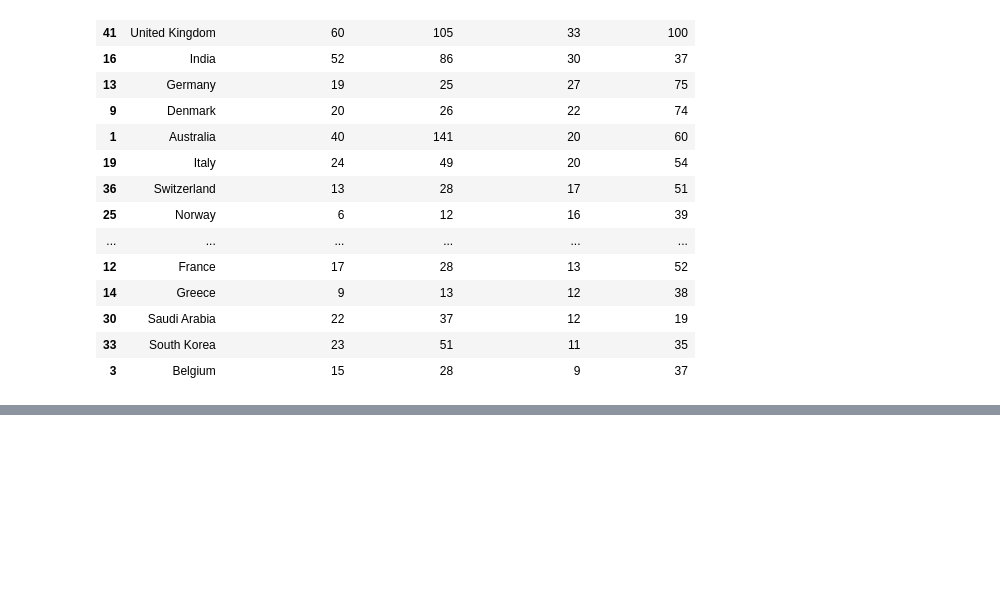
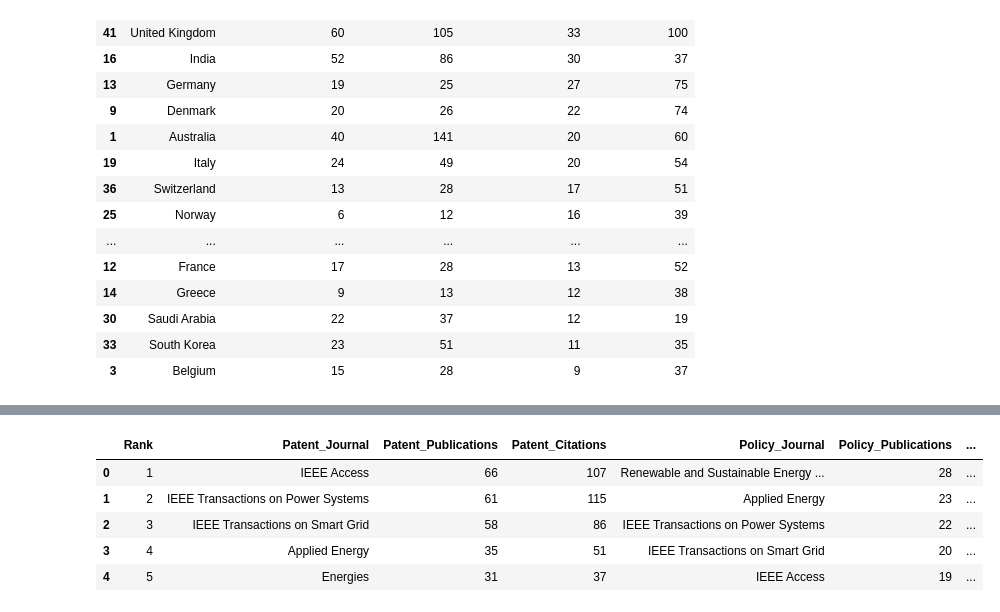
Before and after one commit to mdzalfirdausi/review_paper_2, a Jupyter notebook: notebooks/6.patent_policy_citation_landscape.ipynb, the cells around one changed output, grey strips where cells are left out. Cells and saved outputs as stored; diff of their text form; code cells hidden in the pictures; blank space fills up the shorter version.

```diff
--- a/notebooks/6.patent_policy_citation_landscape.ipynb
+++ b/notebooks/6.patent_policy_citation_landscape.ipynb
@@ -2326,0 +2754,76 @@ display(
+# %%
+# ---------------------------------------------------------
+# Comparative leading-journal table
+# ---------------------------------------------------------
+
+TOP_N = 5
+
+
+leading_journals_table = pd.DataFrame(
+    {
+        "Rank": np.arange(
+            1,
+            TOP_N + 1,
+        ),
+
+        "Patent_Journal": (
+            top_patent_journals[
+                "Journal"
+            ]
+            .head(TOP_N)
+            .values
+        ),
+
+        "Patent_Publications": (
+            top_patent_journals[
+                "Patent_Publications"
+            ]
+            .head(TOP_N)
+            .values
+        ),
+
+        "Patent_Citations": (
+            top_patent_journals[
+                "Patent_Citations"
+            ]
+            .head(TOP_N)
+            .values
+        ),
+
+        "Policy_Journal": (
+            top_policy_journals[
+                "Journal"
+            ]
+            .head(TOP_N)
+            .values
+        ),
+
+        "Policy_Publications": (
+            top_policy_journals[
+                "Policy_Publications"
+            ]
+            .head(TOP_N)
+            .values
+        ),
+
+        "Policy_Citations": (
+            top_policy_journals[
+                "Policy_Citations"
+            ]
+            .head(TOP_N)
+            .values
+        ),
+    }
+)
+
+
+display(
+    leading_journals_table
+)
+# %% [output]
+|  | Rank | Patent_Journal | Patent_Publications | Patent_Citations | Policy_Journal | Policy_Publications | ... |
+| 0 | 1 | IEEE Access | 66 | 107 | Renewable and Sustainable Energy ... | 28 | ... |
+| 1 | 2 | IEEE Transactions on Power Systems | 61 | 115 | Applied Energy | 23 | ... |
+| 2 | 3 | IEEE Transactions on Smart Grid | 58 | 86 | IEEE Transactions on Power Systems | 22 | ... |
+| 3 | 4 | Applied Energy | 35 | 51 | IEEE Transactions on Smart Grid | 20 | ... |
+| 4 | 5 | Energies | 31 | 37 | IEEE Access | 19 | ... |
```
Also changed, not shown: parts of 8 cells of this notebook.
